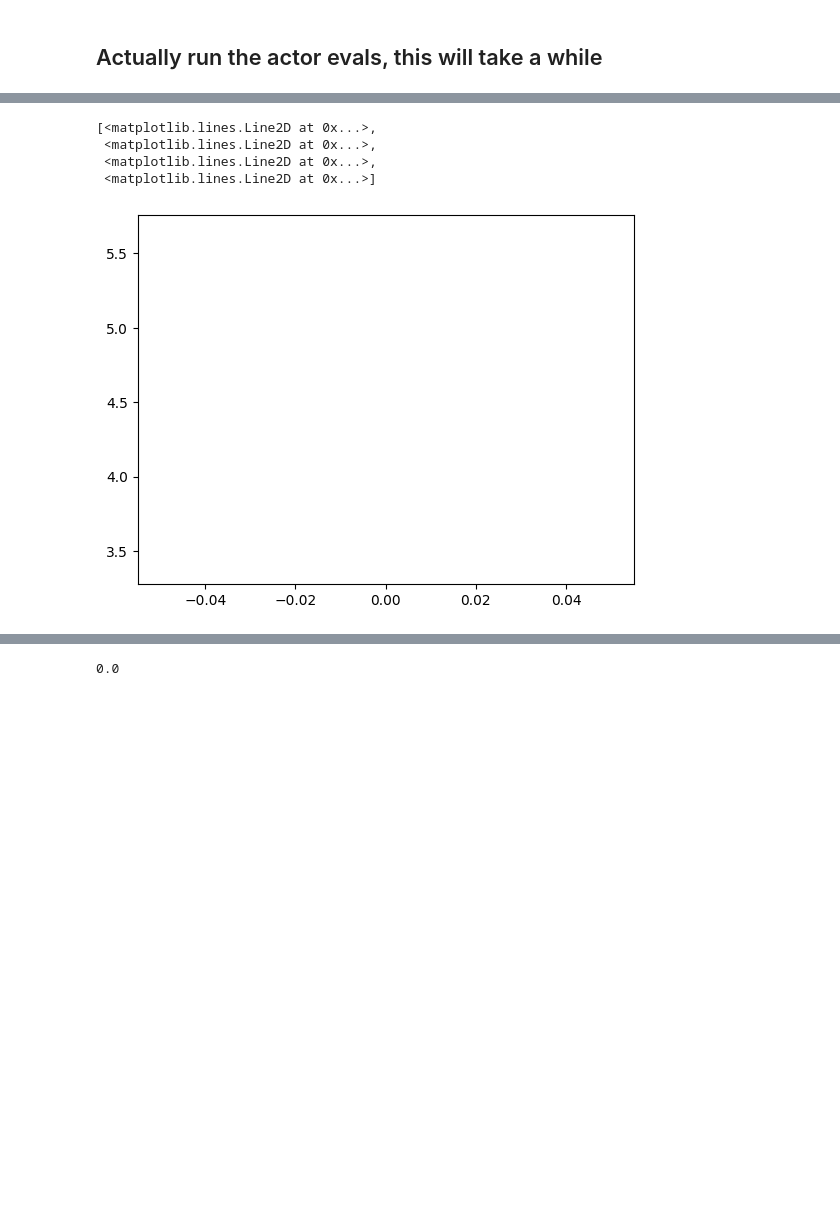
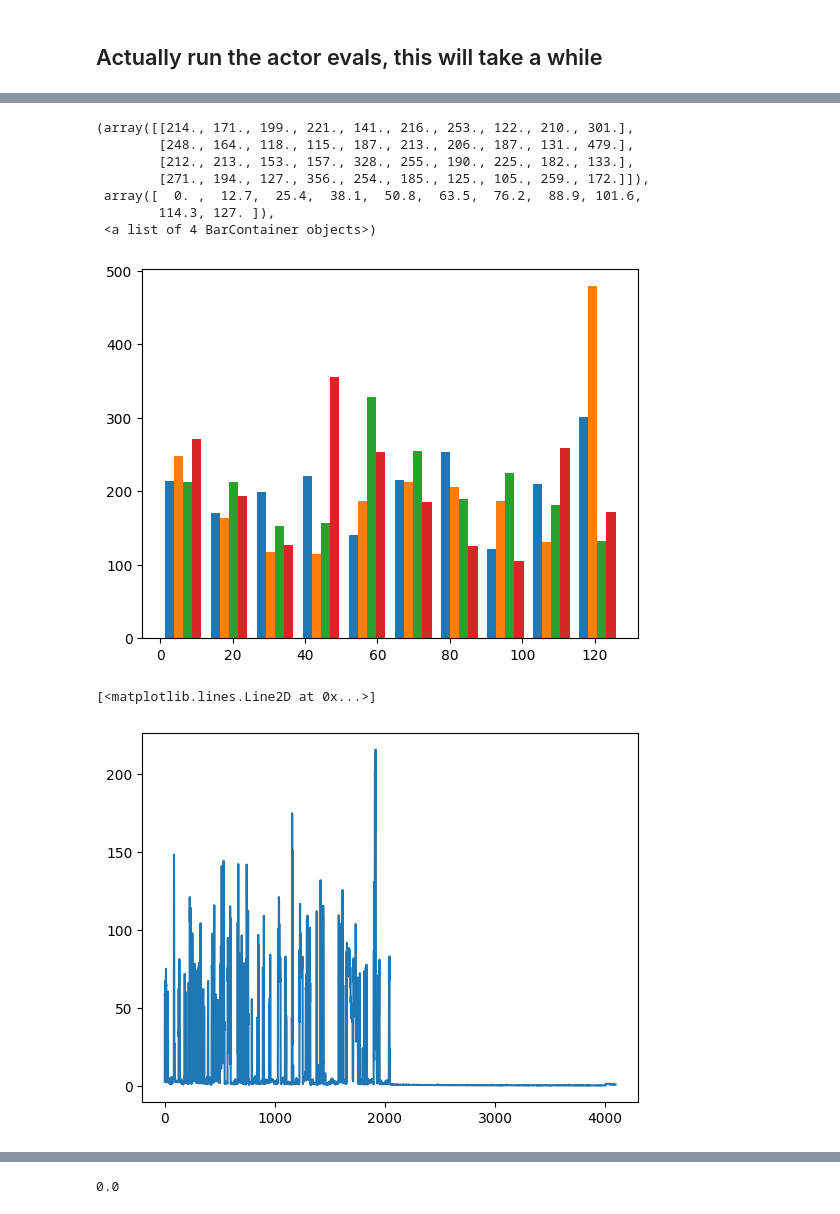
Before and after one commit to mishmish66/go_by_vibes, a Jupyter notebook: actor_eval.ipynb, the cells around one changed output, grey strips where cells are left out. Saved outputs shown, nothing was run; the diff lists cells and outputs as text; code cells hidden in the pictures; blank space fills up the shorter version.

```diff
--- a/actor_eval.ipynb
+++ b/actor_eval.ipynb
@@ -217,11 +202,19 @@ Array([[5.6470714],
+# %%
+plt.hist(info.plain_infos["big active inds"])
+# %% [output]
+(array([[214., 171., 199., 221., 141., 216., 253., 122., 210., 301.],
+        [248., 164., 118., 115., 187., 213., 206., 187., 131., 479.],
+        [212., 213., 153., 157., 328., 255., 190., 225., 182., 133.],
+        [271., 194., 127., 356., 254., 185., 125., 105., 259., 172.]]),
+ array([  0. ,  12.7,  25.4,  38.1,  50.8,  63.5,  76.2,  88.9, 101.6,
+        114.3, 127. ]),
+ <a list of 4 BarContainer objects>)
+[figure, added]
 # %%
-plt.plot(costs.T)
+plt.plot(costs[0])
 # %% [output]
-[<matplotlib.lines.Line2D at 0x...>,
- <matplotlib.lines.Line2D at 0x...>,
- <matplotlib.lines.Line2D at 0x...>,
- <matplotlib.lines.Line2D at 0x...>]
+[<matplotlib.lines.Line2D at 0x...>]
-[figure, old version]
+[figure, new version]
 # %%
 import numpy as np
 
```
Also changed, not shown: parts of 19 cells of this notebook, 2 other files.
